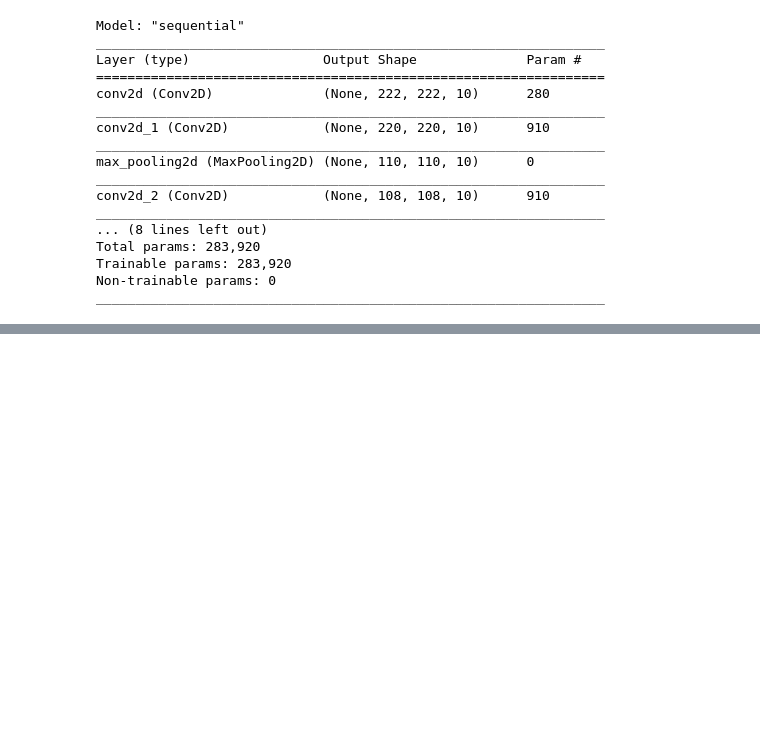
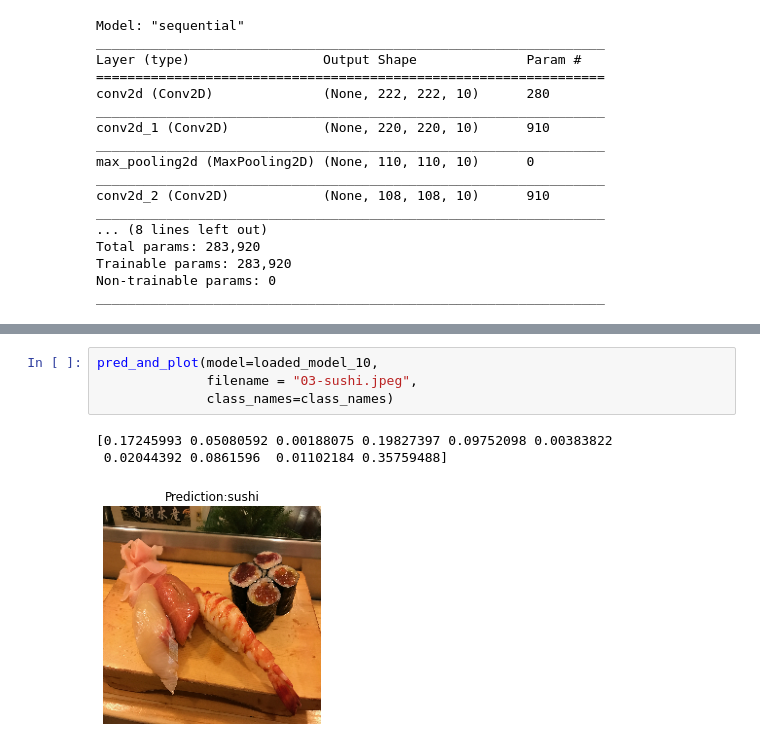
Before and after one commit to hedayet13/learning-tensorflow, a Jupyter notebook: MultiClass_CNN.ipynb, the cells around one changed output, grey strips where cells are left out. Cells and saved outputs as stored; diff of their text form; blank space fills up the shorter version.

```diff
--- a/MultiClass_CNN.ipynb
+++ b/MultiClass_CNN.ipynb
@@ -470,0 +479,8 @@ model_10.evaluate(test_data)
+# %%
+pred_and_plot(model=loaded_model_10,
+              filename = "03-sushi.jpeg",
+              class_names=class_names)
+# %% [output]
+[0.17245993 0.05080592 0.00188075 0.19827397 0.09752098 0.00383822
+ 0.02044392 0.0861596  0.01102184 0.35759488]
+[figure, added]
```
Also changed, not shown: parts of 17 cells of this notebook.
